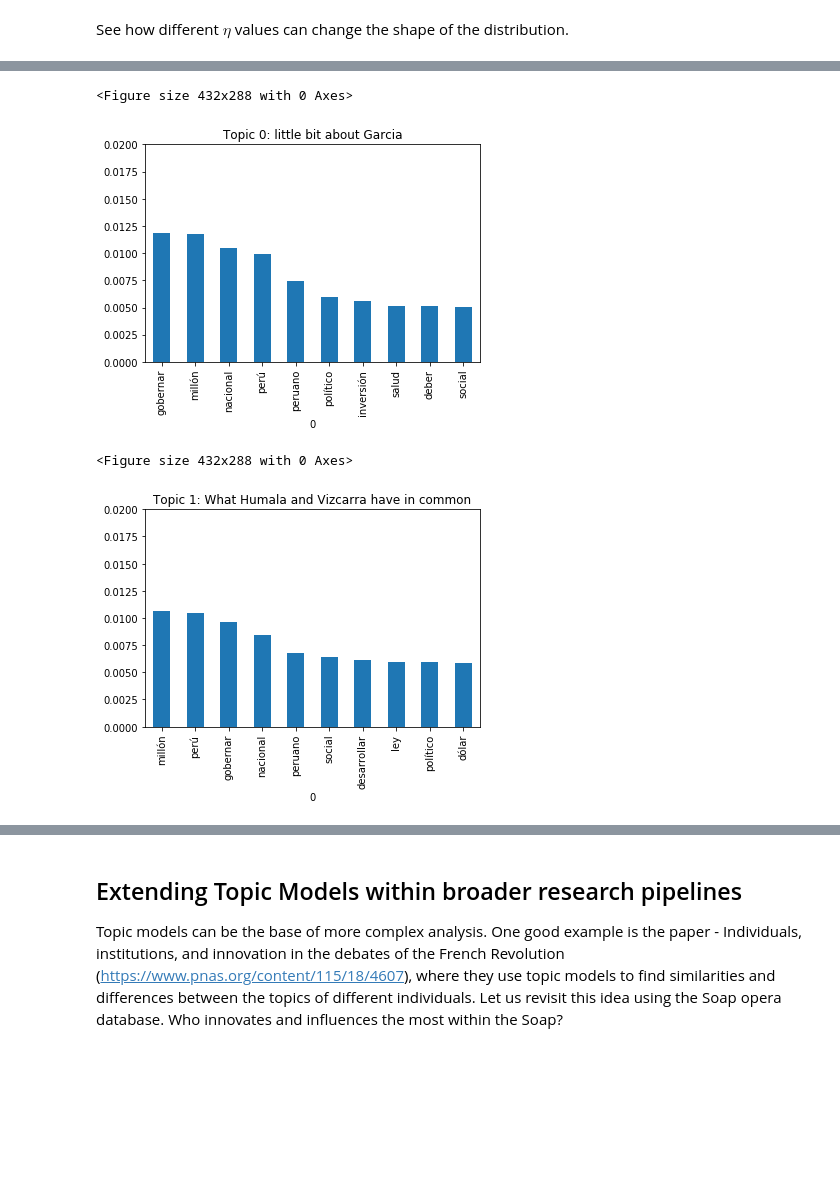
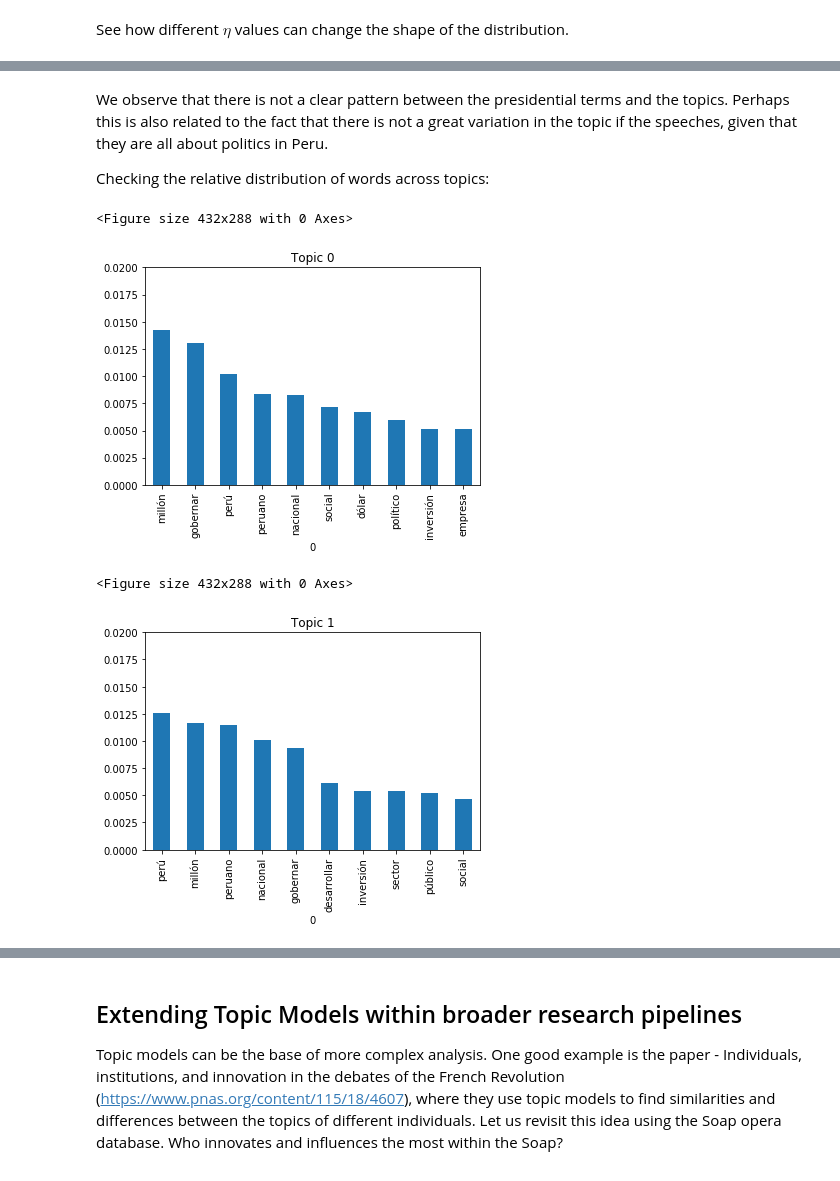
Before and after one commit to luisesanmartin/Content-Analysis-2020, a Jupyter notebook: week-6/6-Discovering-Patterns-Clusters-and-Topics.ipynb, the cells around one changed output, grey strips where cells are left out. Saved outputs shown, nothing was run; the diff lists cells and outputs as text; code cells hidden in the pictures; blank space fills up the shorter version.

```diff
--- a/week-6/6-Discovering-Patterns-Clusters-and-Topics.ipynb
+++ b/week-6/6-Discovering-Patterns-Clusters-and-Topics.ipynb
@@ -1205,9 +1548,7 @@ speech_lda = gensim.models.ldamodel.LdaModel(corpus=corpus_speech,
                                              id2word=dictionary_speech,
                                              num_topics=n_topics,
                                              alpha='auto',
-                                             eta='auto',
-                                             #alpha=0.99,
-                                             #eta=0.99
+                                             eta='auto'
                                             )
 # %%
 speech_ldaDF = pandas.DataFrame({
@@ -1275,3 +1620,7 @@ plt.show()
+# %% [markdown]
+We observe that there is not a clear pattern between the presidential terms and the topics. Perhaps this is also related to the fact that there is not a great variation in the topic if the speeches, given that they are all about politics in Peru.
+
+Checking the relative distribution of words across topics:
 # %%
 ymin = 0
 ymax = 0.02
@@ -1279,24 +1628,24 @@ ymax = 0.02
 topic1_df = pandas.DataFrame(speech_lda.show_topic(0, topn=10))
 plt.figure()
 topic1_df.plot.bar(legend = False, x=0)
-plt.title('Topic 0: little bit about Garcia')
+plt.title('Topic 0')
 axes = plt.gca()
 axes.set_ylim([ymin,ymax])
 plt.show()
 # %% [output]
 <Figure size 432x288 with 0 Axes>
-[figure, old version]
+[figure, new version]
 # %%
 topic1_df = pandas.DataFrame(speech_lda.show_topic(1, topn=10))
 plt.figure()
 topic1_df.plot.bar(legend = False, x=0)
-plt.title('Topic 1: What Humala and Vizcarra have in common')
+plt.title('Topic 1')
 axes = plt.gca()
 axes.set_ylim([ymin,ymax])
 plt.show()
 # %% [output]
 <Figure size 432x288 with 0 Axes>
-[figure, old version]
+[figure, new version]
 # %%
 topic1_df = pandas.DataFrame(speech_lda.show_topic(2, topn=10))
 plt.figure()
```
Also changed, not shown: parts of 107 cells of this notebook, 2 other files.
